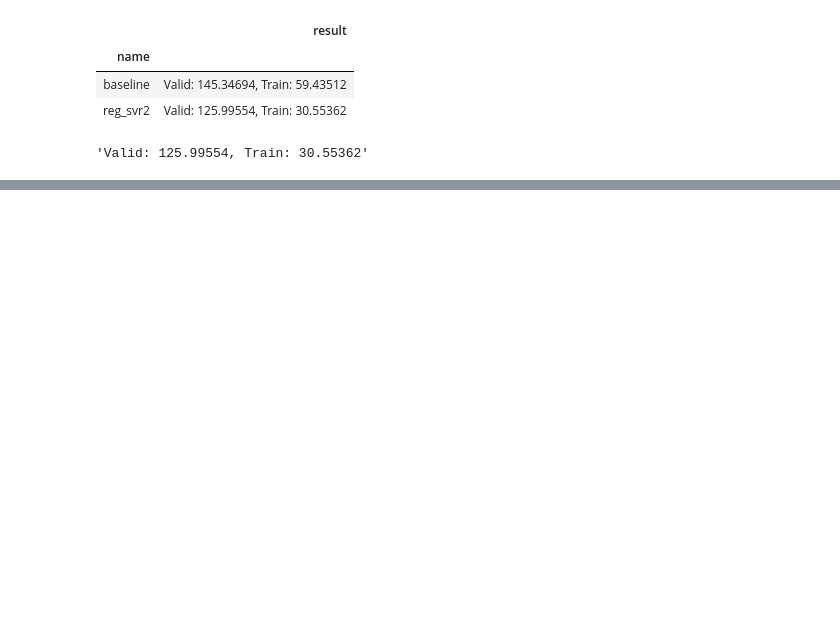
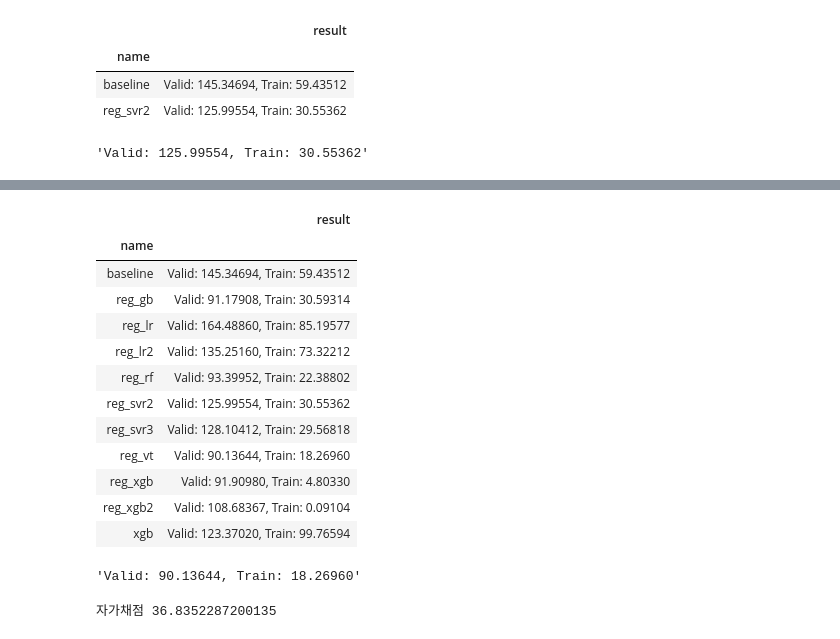
Before and after one commit to sunkusun9/DS_lv3_2603_2, a Jupyter notebook: sec_ds_lv3_prob3_kaggle.ipynb, the cells around one changed output, grey strips where cells are left out. Cells and saved outputs as stored; diff of their text form; code cells hidden in the pictures; blank space fills up the shorter version.

Commit message:
Day1 Kaggle 풀이 노트입니다.

```diff
--- a/sec_ds_lv3_prob3_kaggle.ipynb
+++ b/sec_ds_lv3_prob3_kaggle.ipynb
@@ -439,0 +511,17 @@ reg_gb.fit(df_prob3_train[X_gb], df_prob3_train['target'])
+# %%
+from sklearn.ensemble import GradientBoostingRegressor
+from sklearn.metrics import mean_absolute_error
+
+X_gb = "15분, 30분, 45분, 60분, DayName, Hour, AM, Weekend_yn, Holiday_yn, Avg, TotalHour,생산량, 기온, 풍속, 습도, 강수량, 전기요금(계절), 공장인원, 인건비"
+X_gb = [i.strip() for i in X_gb.split(',')]
+
+ct = ColumnTransformer([
+    ('pt', 'passthrough', X_gb),
+    ('ohe', OneHotEncoder(categories='auto'), ['DayName'])
+])
+reg_gb = make_pipeline(
+    ct, GradientBoostingRegressor(
+        loss = 'huber', max_depth = None, max_leaf_nodes = 127, n_estimators=300, min_samples_leaf=32, learning_rate=0.03, random_state = 123
+    )
+)
+eval_model('reg_gb', reg_gb)
@@ -439,0 +575,15 @@ reg_gb.fit(df_prob3_train[X_gb], df_prob3_train['target'])
+# %%
+from sklearn.ensemble import RandomForestRegressor
+from sklearn.metrics import mean_absolute_error
+
+X_rf = "15분, 30분, 45분, 60분, DayName, Hour, AM, Weekend_yn, Holiday_yn, Avg, TotalHour,생산량, 기온, 풍속, 습도, 강수량, 전기요금(계절), 공장인원, 인건비"
+X_rf = [i.strip() for i in X_rf.split(',')]
+
+ct = ColumnTransformer([
+    ('pt', 'passthrough', X_rf),
+    ('ohe', OneHotEncoder(categories='auto'), ['DayName'])
+])
+reg_rf = make_pipeline(
+    ct, RandomForestRegressor(n_estimators = 300, max_depth=16, random_state = 123)
+)
+eval_model('reg_rf', reg_rf)
@@ -439,0 +604,29 @@ reg_gb.fit(df_prob3_train[X_gb], df_prob3_train['target'])
+# %%
+from sklearn.ensemble import VotingRegressor
+reg_vt = VotingRegressor([
+    #('reg_svr2', reg_svr2),
+    ('reg_xgb', reg_xgb),
+    ('reg_gb', reg_gb),
+    ('reg_rf', reg_rf)
+])
+eval_model('reg_vt', reg_vt)
+# %% [output]
+|  | result |
+| name |  |
+| baseline | Valid: 145.34694, Train: 59.43512 |
+| reg_gb | Valid: 91.17908, Train: 30.59314 |
+| reg_lr | Valid: 164.48860, Train: 85.19577 |
+| reg_lr2 | Valid: 135.25160, Train: 73.32212 |
+| reg_rf | Valid: 93.39952, Train: 22.38802 |
+| reg_svr2 | Valid: 125.99554, Train: 30.55362 |
+| reg_svr3 | Valid: 128.10412, Train: 29.56818 |
+| reg_vt | Valid: 90.13644, Train: 18.26960 |
+| reg_xgb | Valid: 91.90980, Train: 4.80330 |
+| reg_xgb2 | Valid: 108.68367, Train: 0.09104 |
+| xgb | Valid: 123.37020, Train: 99.76594 |
+'Valid: 90.13644, Train: 18.26960'
+# %%
+prd = select_model(reg_vt)
+print("자가채점", mean_absolute_error(s_kaggle_ans, prd))
+# %% [output]
+자가채점 36.8352287200135
```
Also changed, not shown: parts of 25 cells of this notebook.
